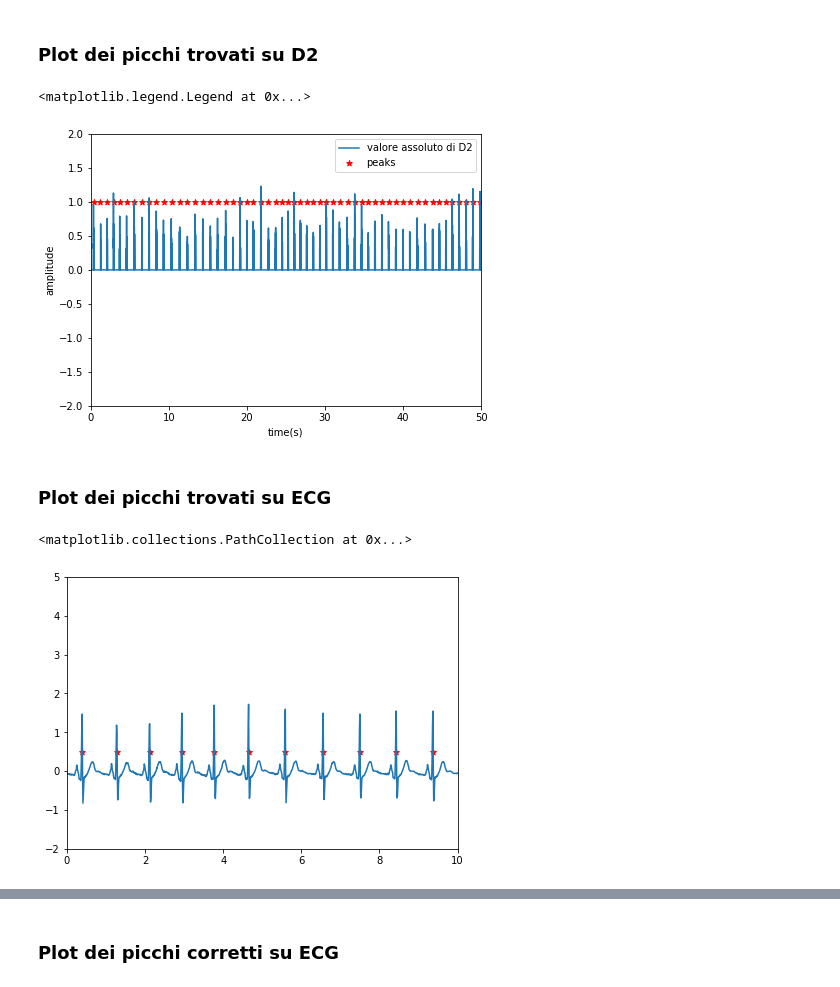
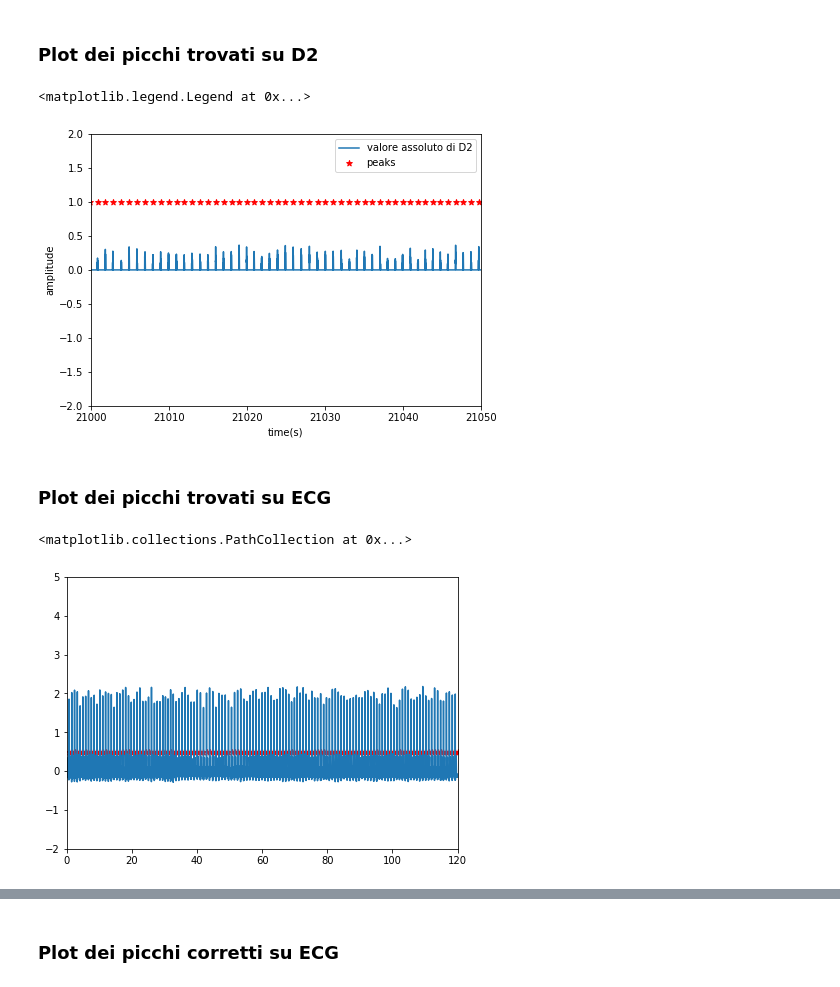
Before and after one commit to saralocatelli94/TesiMagistrale, a Jupyter notebook: SleepApnea_ECG/RR_EDR.ipynb, the cells around one changed output, grey strips where cells are left out. Cells and saved outputs as stored; diff of their text form; code cells hidden in the pictures.

```diff
--- a/SleepApnea_ECG/RR_EDR.ipynb
+++ b/SleepApnea_ECG/RR_EDR.ipynb
@@ -52,7 +75,7 @@ mypath='C:/Users/sara/Documents/5anno/TESI/DataBase_PhysioNet/www.physionet.org/
 time_EDR=[]
 RPoints=[]
 for index in range (0,35):
-    #index=22
+   # index=22
     print(index)
 
     #LEGGO I DATI ECG
@@ -97,10 +120,20 @@ for index in range (0,35):
         ms=ms+D2_abs[i]**2
     ms=ms/len(D2)
     rms=math.sqrt(ms)
+    df_ecg=pd.DataFrame()
+
+
+    fs = 100
+    cutoff = 0.55
+    order = 6
+    ecg_filtered = butter_highpass_filter(ecg_rec, cutoff, fs, order)
+    df_ecg['ecg']=ecg_filtered
+    df_ecg['time']=time_ecg
+    df_ecg.to_pickle(mypath+'RR-EDR/'+fileName[index]+'ecg_corretto.pkl')
 
     D2_abs_th=[]
     for i in range(0,len(D2_abs)):
-        if(D2_abs[i]<rms*2):
+        if(D2_abs[i]<rms):
             D2_abs_th.append(0)
         else:
             D2_abs_th.append(D2_abs[i])
@@ -112,10 +145,10 @@ for index in range (0,35):
     for i in peaks:
         if(i>=6):
             start_index=6
-            range_ecg=ecg_rec[i-6:i+6]
+            range_ecg=ecg_filtered[i-6:i+6]
         else:
             start_index=0
-            range_ecg=ecg_rec[0:i+6]
+            range_ecg=ecg_filtered[0:i+6]
         peaks_corretti.append(i-start_index+np.argmax(range_ecg))
     peaks=peaks_corretti
     RPoints.append(peaks)
@@ -129,6 +162,14 @@ for index in range (0,35):
     for i in range (1,len(df_QRS)):
         RR_intervals.append(time_peaks[i]-time_peaks[i-1])
     RR_intervals.append(np.nan)
+
+    #--------------------------APPLICO MOVING AVERAGE PER ELIMINARE GLI OUTLIERS--------------------------------
+
+    y=movingaverage(RR_intervals,40)
+    dev=statistics.stdev(RR_intervals[:-1])
+    for i in range(20,len(RR_intervals)-20):
+        if(RR_intervals[i]>y[i-20]+2*dev or RR_intervals[i]<y[i-20]-2*dev ):
+            RR_intervals[i]=y[i-20]
     df_QRS['rr']=RR_intervals
 
     # Salvo il DB
@@ -145,11 +186,11 @@ for index in range (0,35):
         #print(i)
         if(i>=10):
             start_index=10
-            range_Q=ecg_rec[i-10:i]
+            range_Q=ecg_filtered[i-10:i]
         else:
             start_index=0
-            range_Q=ecg_rec[0:i]
-        range_S=ecg_rec[i:i+10]
+            range_Q=ecg_filtered[0:i]
+        range_S=ecg_filtered[i:i+10]
         puntiQ.append(i-start_index+np.argmin(range_Q))
         puntiS.append(i+np.argmin(range_S))
 
@@ -165,10 +206,12 @@ for index in range (0,35):
 
     EDR_amplitude=[]
     for i in range(0,len(peaks)):
-        yR=ecg_rec[peaks[i]]
-        yS=ecg_rec[puntiS[i]]
+        yR=ecg_filtered[peaks[i]]
+        yS=ecg_filtered[puntiS[i]]
         amplitude=yR-yS
         EDR_amplitude.append(yR-yS)
+
+
 
     #-----------------------remove outliers-----------------------------
 
@@ -266,7 +309,7 @@ NameError: name 'D3' is not defined
 ### Plot dei picchi trovati su D2
 # %%
 plt.figure(figsize=(7,5))
-plt.axis([0,50,-2,2])
+plt.axis([21000,21050,-2,2])
 time_peaks=[i/100 for i in peaks]
 peaks_value=[1 for i in peaks]
 plt.plot(time_ecg,D2_abs_th)
@@ -276,17 +319,17 @@ plt.ylabel('amplitude')
 plt.legend(['valore assoluto di D2','peaks'])
 # %% [output]
 <matplotlib.legend.Legend at 0x...>
-[figure, old version]
+[figure, new version]
 # %% [markdown]
 ### Plot dei picchi trovati su ECG
 # %%
 #Riporto i picchi su ecg
 plt.figure(figsize=(7,5))
-plt.axis([0,10,-2,5])
+plt.axis([0,120,-2,5])
 peaks_value=[0.5 for i in peaks]
 time_peaks=[i/100 for i in peaks]
-plt.plot(time_ecg,ecg)
+plt.plot(time_ecg,ecg_filtered)
 plt.scatter(time_peaks,peaks_value,marker='*',color='r')
 # %% [output]
 <matplotlib.collections.PathCollection at 0x...>
-[figure, old version]
+[figure, new version]
```
Also changed, not shown: parts of 21 cells of this notebook, 3 other files.
